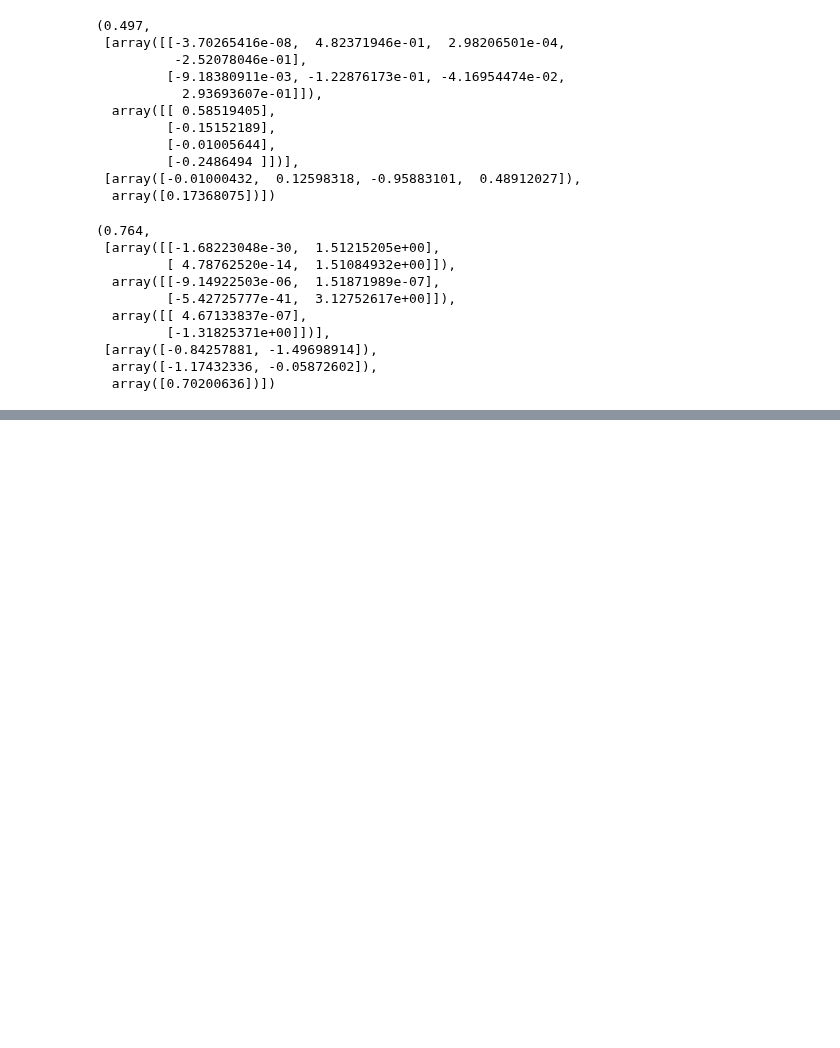
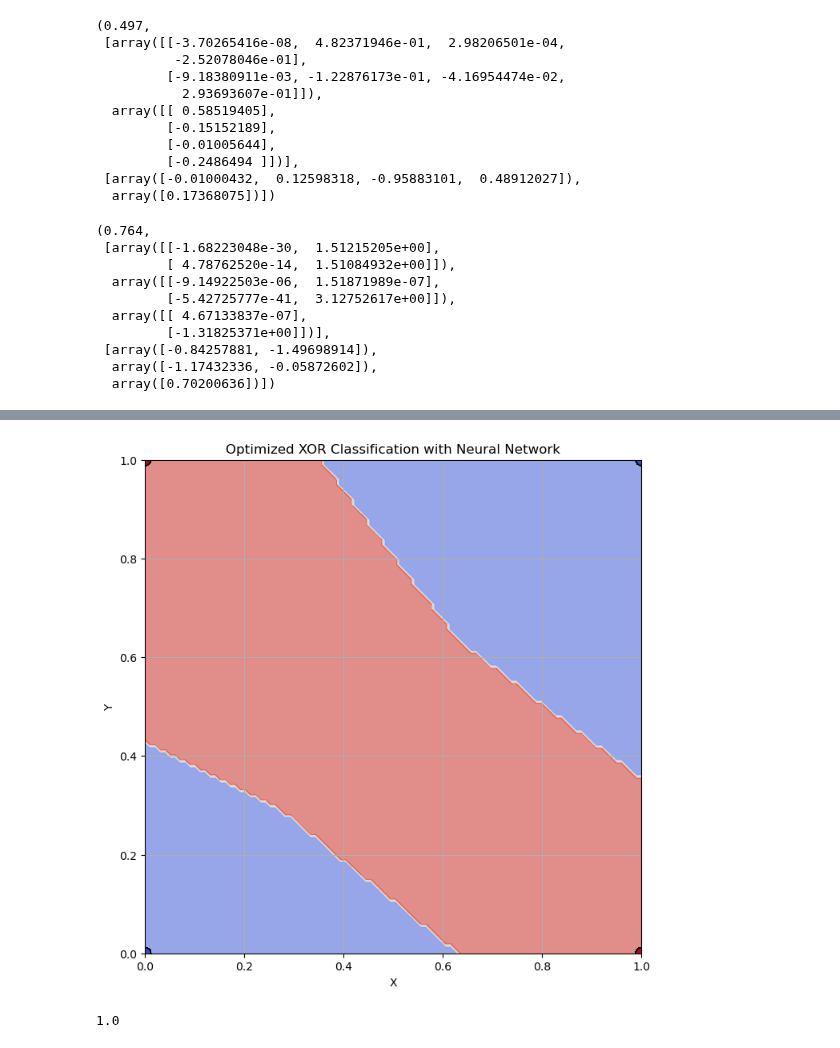
Before and after one commit to JasonLin2002/MyLearningResult, a Jupyter notebook: 圖像識別/期中報告/實作.ipynb, the cells around one changed output, grey strips where cells are left out. Drawn from its saved outputs; the diff is of its cells as text; code cells hidden in the pictures; blank space fills up the shorter version.

```diff
--- a/圖像識別/期中報告/實作.ipynb
+++ b/圖像識別/期中報告/實作.ipynb
@@ -129,0 +133,13 @@ plt.show()
+# %%
+# Try a network with 2 hidden layers, each with 2 neurons
+model = MLPClassifier(hidden_layer_sizes=(6, 4), activation='relu', max_iter=1000, random_state=42)
+
+# Train the model
+model.fit(X_train, y_train)
+
+# Test the model
+y_pred = model.predict(X_test)
+accuracy = accuracy_score(y_test, y_pred)
+
+# Display the updated results
+accuracy, model.coefs_, model.intercepts_
@@ -129,0 +164,29 @@ plt.show()
+# %%
+# Increase the hidden layer size slightly to (4, 2) for further optimization
+model = MLPClassifier(hidden_layer_sizes=(6, 4), activation='relu', max_iter=2000, random_state=42)
+
+# Train the optimized model
+model.fit(X_train, y_train)
+
+# Test the optimized model
+y_pred = model.predict(X_test)
+accuracy = accuracy_score(y_test, y_pred)
+
+# Generate a new decision boundary plot with the optimized model
+grid_pred_optimized = model.predict(grid).reshape(xx.shape)
+
+# Visualize the decision boundary and data points for the optimized model
+plt.figure(figsize=(8, 8))
+plt.contourf(xx, yy, grid_pred_optimized, alpha=0.6, cmap='coolwarm')
+plt.scatter(X['X'], X['Y'], c=y, edgecolor='k', s=100, cmap='coolwarm')
+plt.title('Optimized XOR Classification with Neural Network')
+plt.xlabel('X')
+plt.ylabel('Y')
+plt.grid(True)
+plt.show()
+
+# Return the improved accuracy
+accuracy
+# %% [output]
+[figure, added]
+1.0
```
Also changed, not shown: parts of 2 cells of this notebook.
